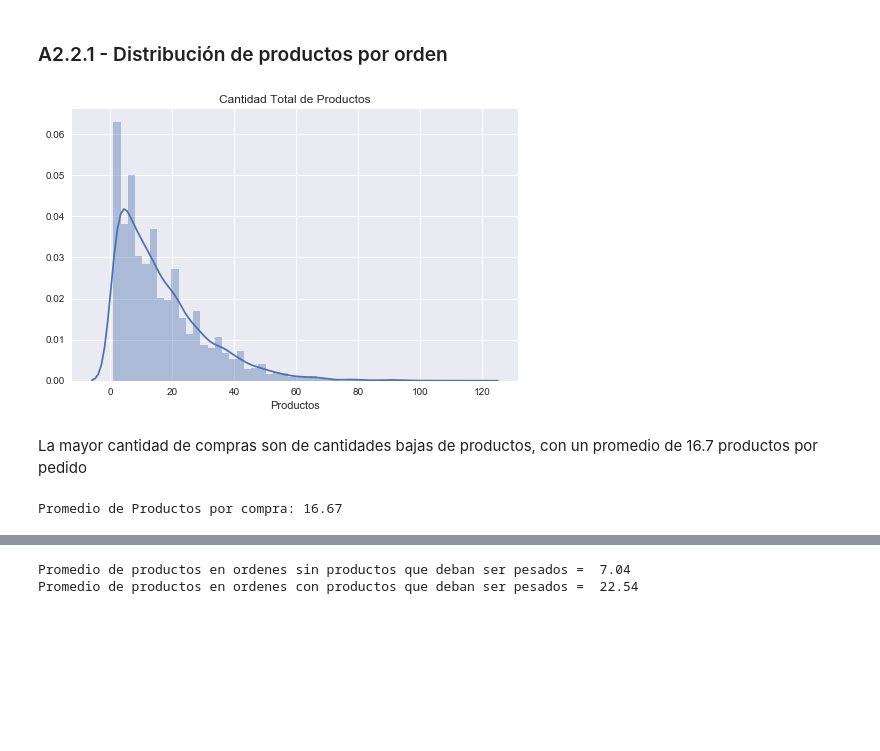
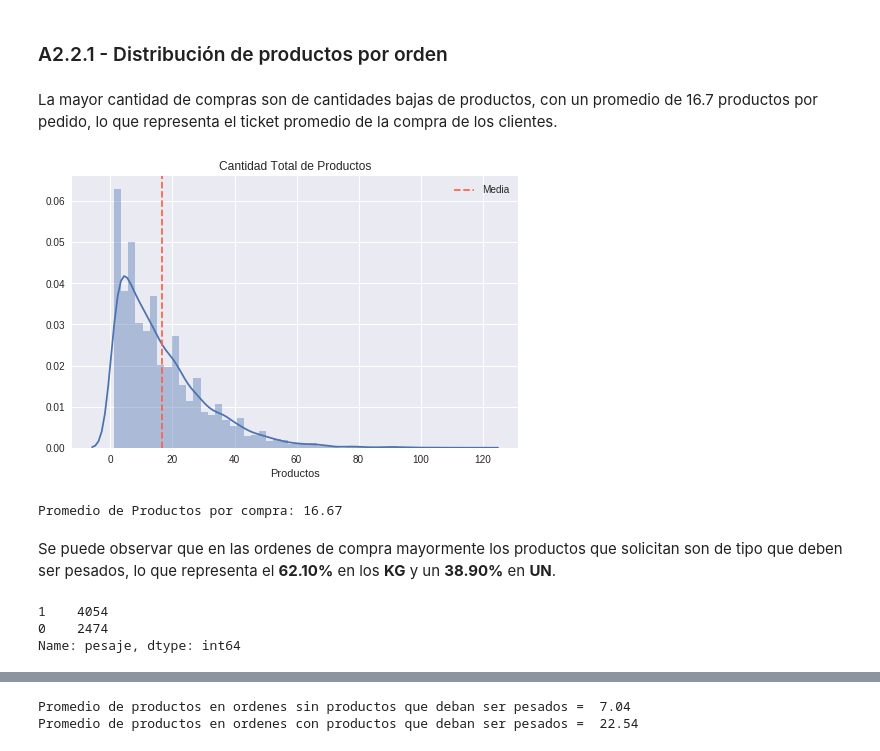
Before and after one commit to callejasv1/proyecto_oraculo, a Jupyter notebook: ProyectoV_Original.ipynb, the cells around one changed output, grey strips where cells are left out. Cells and saved outputs as stored; diff of their text form; code cells hidden in the pictures; blank space fills up the shorter version.

```diff
--- a/ProyectoV_Original.ipynb
+++ b/ProyectoV_Original.ipynb
@@ -581,19 +584,29 @@ sns.regplot(data=df.query("dia==1 and hora==22"), x='distancia', y='tiempo');
 ### A2.2.1 - Distribución de productos por orden
 # %%
 df['pesaje'] = np.where(df['pesados'] >= 1, 1, 0)
+# %% [markdown]
+La mayor cantidad de compras son de cantidades bajas de productos, con un promedio de 16.7 productos por pedido, lo que representa el ticket promedio de la compra de los clientes.
 # %%
 plt.figure(figsize=(8, 5))
 sns.distplot(df['cantidad_total'])
+plt.axvline(df['cantidad_total'].mean(), color='tomato', ls='--', label="Media")
 plt.xlabel("Productos")
 plt.title("Cantidad Total de Productos");
+plt.legend();
 # %% [output]
-[figure, old version]
+[figure, new version]
-# %% [markdown]
-La mayor cantidad de compras son de cantidades bajas de productos, con un promedio de 16.7 productos por pedido
 # %%
 print("Promedio de Productos por compra:", round(df['cantidad_total'].mean(), 2))
 # %% [output]
 Promedio de Productos por compra: 16.67
+# %% [markdown]
+Se puede observar que en las ordenes de compra mayormente los productos que solicitan son de tipo que deben ser pesados, lo que representa el __62.10%__ en los __KG__ y un __38.90%__ en __UN__.
+# %%
+df['pesaje'].value_counts()
+# %% [output]
+1    4054
+0    2474
+Name: pesaje, dtype: int64
 # %%
 plt.figure(figsize=(8, 5))
 sns.countplot(data=df, x='pesaje')
```
Also changed, not shown: parts of 43 cells of this notebook.
